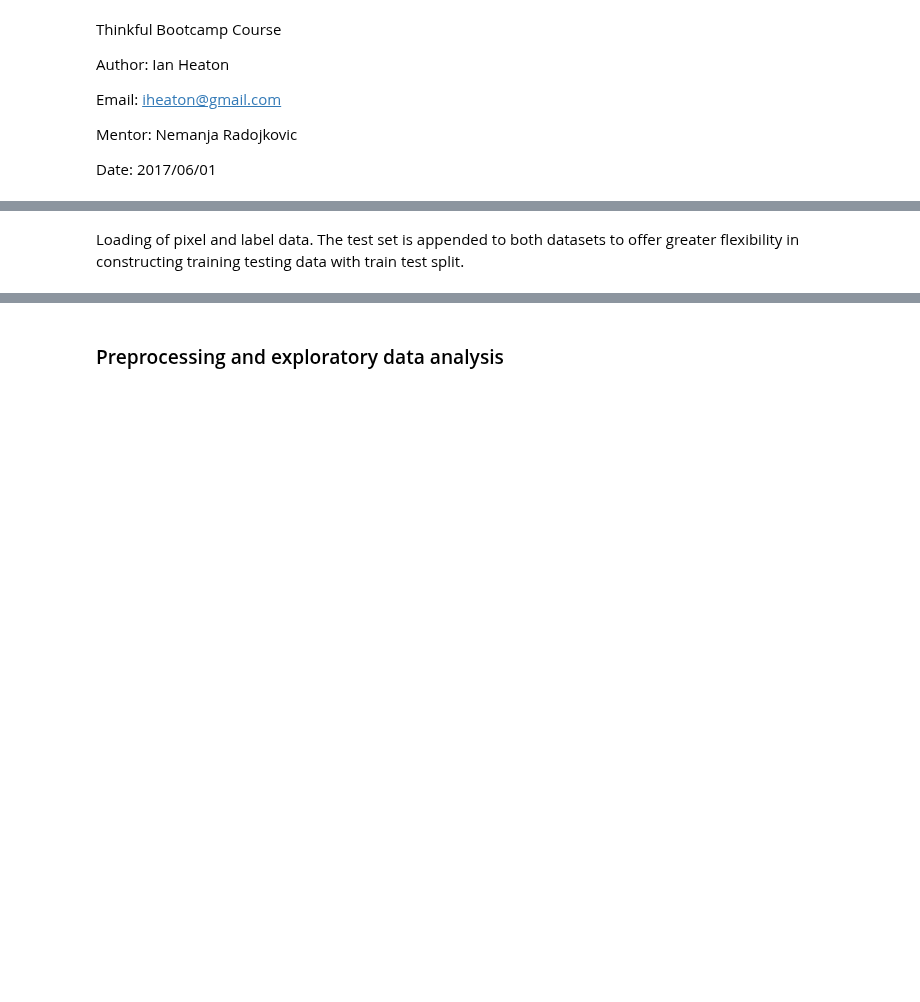
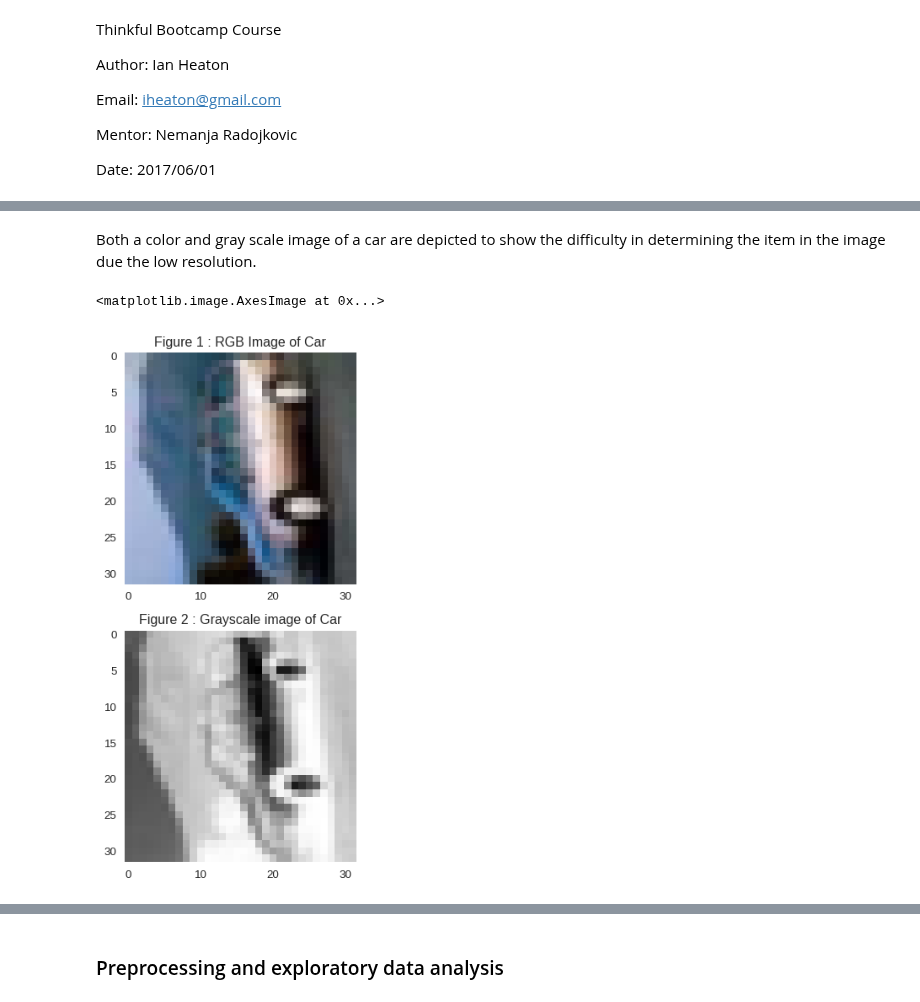
Before and after one commit to 315iah515/Thinkful-Notebooks, a Jupyter notebook: Bootcamp/Unsupervised/NeuralNetworks/RestrictedBoltzmannFeatureExtraction.ipynb, the cells around one changed output, grey strips where cells are left out. Cells and saved outputs as stored; diff of their text form; code cells hidden in the pictures; blank space fills up the shorter version.

```diff
--- a/Bootcamp/Unsupervised/NeuralNetworks/RestrictedBoltzmannFeatureExtraction.ipynb
+++ b/Bootcamp/Unsupervised/NeuralNetworks/RestrictedBoltzmannFeatureExtraction.ipynb
@@ -64,2 +71,25 @@ def unpickle(file):
-# %% [markdown]
-Loading of pixel and label data. The test set is appended to both datasets to offer greater flexibility in constructing training testing data with train test split.
+# %% [markdown]
+Both a color and gray scale image of a car are depicted to show the difficulty in determining the item in the image due the low resolution.
+# %%
+root_path = '/media/ianh/space/ThinkfulData/Isitabird/cifar-10-batches-py/'
+img_data = 'data_batch_1'
+data = unpickle(root_path+img_data)
+flat = data.get(b'data')
+array = flat[4,:]
+
+rgb_img = np.reshape(array,(32, 32, 3), order='F')
+#plt.imshow(rgb_img, interpolation='nearest')
+gray_scale_img = color.rgb2gray(rgb_img)
+#plt.imshow(gray_scale_img)
+
+plt.figure(figsize=(800/my_dpi, 800/my_dpi), dpi=my_dpi)
+ax1 = plt.subplot(211)
+ax1.set_title('Figure 1 : RGB Image of Car')
+plt.imshow(rgb_img, interpolation='nearest')
+
+ax2 = plt.subplot(212)
+ax2.set_title('Figure 2 : Grayscale image of Car')
+plt.imshow(gray_scale_img)
+# %% [output]
+<matplotlib.image.AxesImage at 0x...>
+[figure, added]
```
Also changed, not shown: parts of 10 cells of this notebook, 1 other file.
